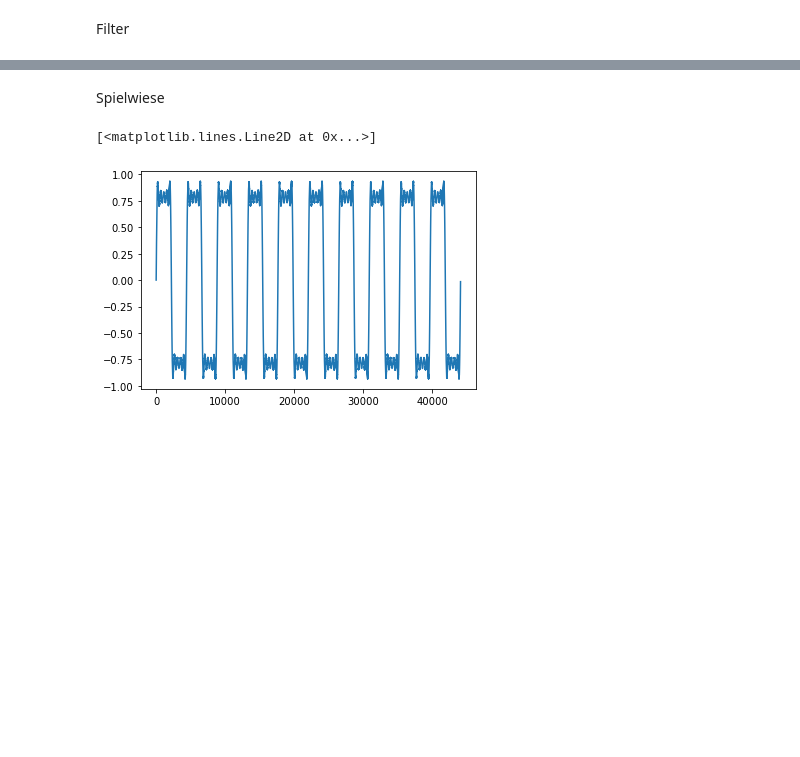
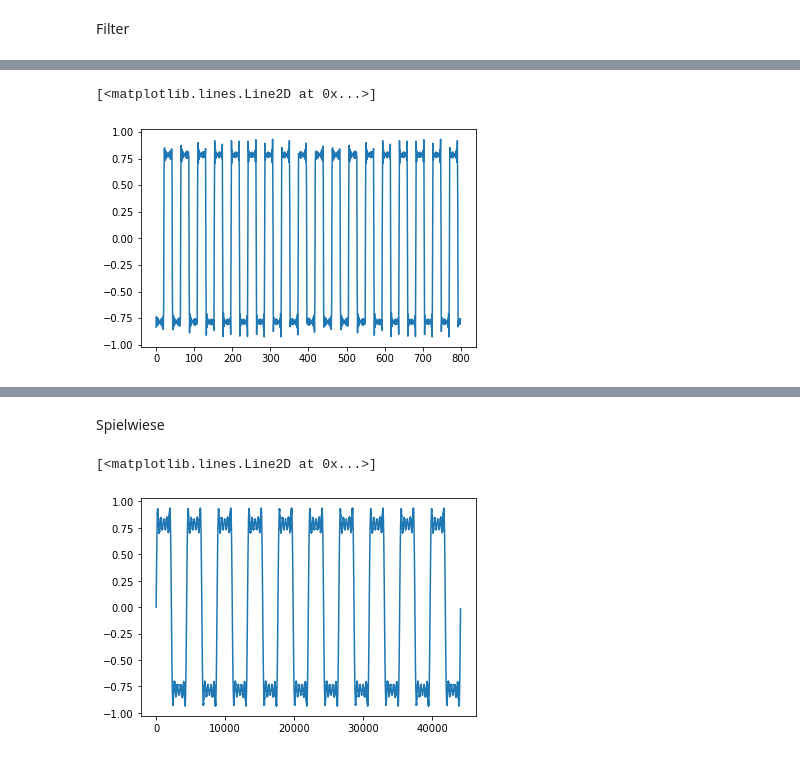
Before and after one commit to KeeperOfTheDungeon/FilterScript, a Jupyter notebook: Filter.ipynb, the cells around one changed output, grey strips where cells are left out. Drawn from its saved outputs; the diff is of its cells as text; code cells hidden in the pictures; blank space fills up the shorter version.

```diff
--- a/Filter.ipynb
+++ b/Filter.ipynb
@@ -283,0 +307,5 @@ class HighPass24DB(Filter):
+# %%
+plt.plot(test_wave.get_wave()[200:1000])
+# %% [output]
+[<matplotlib.lines.Line2D at 0x...>]
+[figure, added]
```
Also changed, not shown: parts of 20 cells of this notebook.
